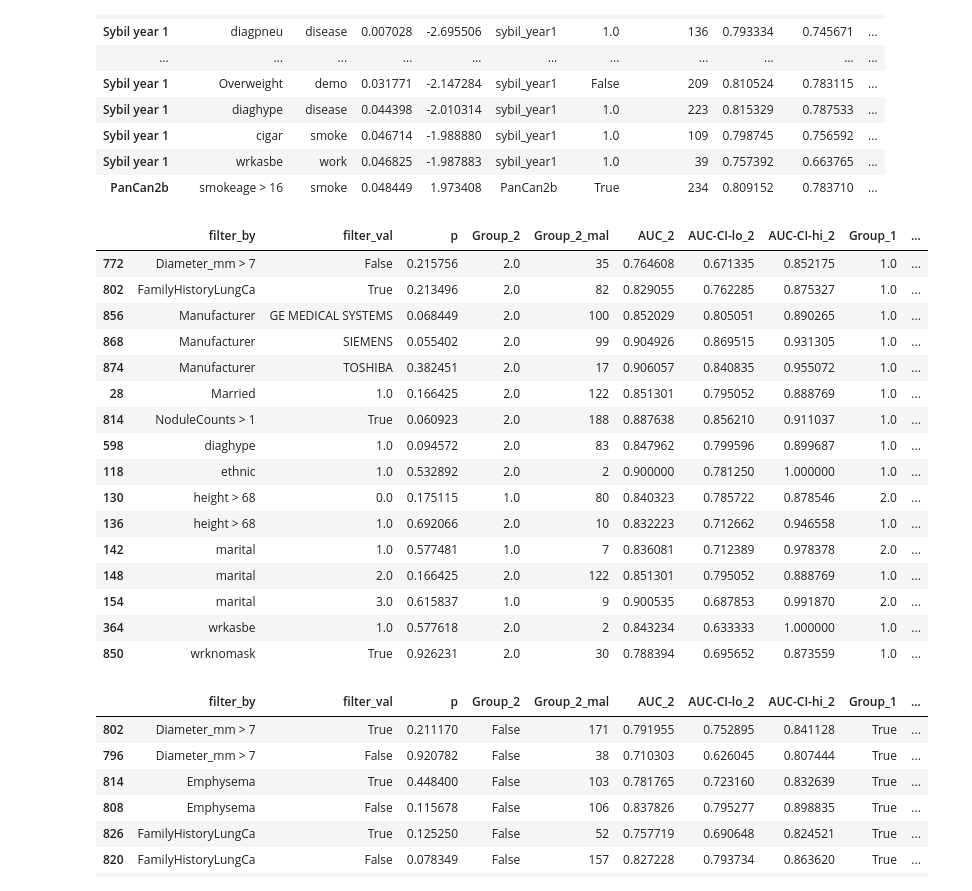
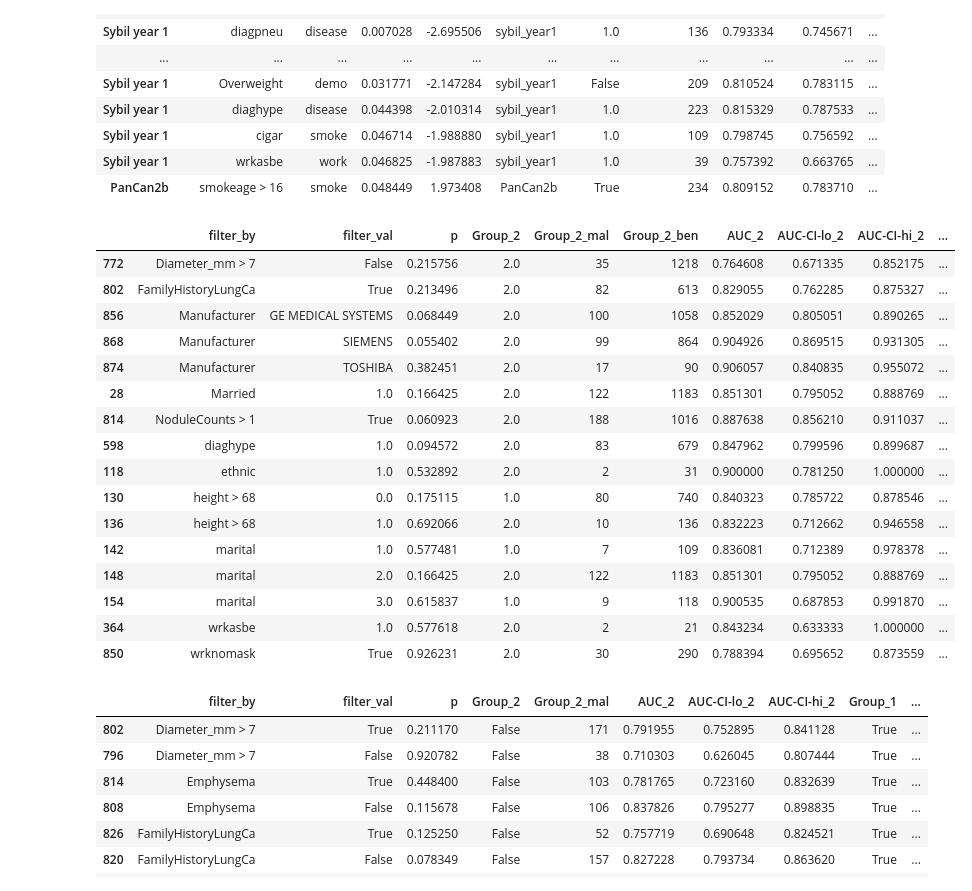
Before and after one commit to DIAGNijmegen/bodyct-lung-malignancy-fairness, a Jupyter notebook: save_all_results.ipynb, the cells around one changed output. Saved outputs shown, nothing was run; the diff lists cells and outputs as text; code cells hidden in the pictures.

```diff
--- a/save_all_results.ipynb
+++ b/save_all_results.ipynb
@@ -497,32 +497,32 @@ df[
 # %%
 sybil_worse_df = df[(df['p'] < 0.05) & (df['col'] == 'sybil_year1')]
 gender_df = pd.read_csv(f'{RESULTS_DIR}/auroc-gender-by-factors-nlst-5911.csv')
 gender_df[
     (gender_df['filter_by'].isin(list(sybil_worse_df['attribute']))) &
     (gender_df['p'] > 0.05) &
     (gender_df['col'] == 'sybil_year1')
 ].sort_values(by='filter_by', ascending=True)[['filter_by', 'filter_val', 'p',
-                                                       'Group_2', 'Group_2_mal', 'AUC_2', 'AUC-CI-lo_2', 'AUC-CI-hi_2',
-                                                       'Group_1', 'Group_1_mal', 'AUC_1', 'AUC-CI-lo_1', 'AUC-CI-hi_1',
+                                                       'Group_2', 'Group_2_mal', 'Group_2_ben', 'AUC_2', 'AUC-CI-lo_2', 'AUC-CI-hi_2',
+                                                       'Group_1', 'Group_1_mal', 'Group_1_ben', 'AUC_1', 'AUC-CI-lo_1', 'AUC-CI-hi_1',
                                                        ]]
 # %% [output]
-|  | filter_by | filter_val | p | Group_2 | Group_2_mal | AUC_2 | AUC-CI-lo_2 | AUC-CI-hi_2 | Group_1 | ... |
-| 772 | Diameter_mm > 7 | False | 0.215756 | 2.0 | 35 | 0.764608 | 0.671335 | 0.852175 | 1.0 | ... |
-| 802 | FamilyHistoryLungCa | True | 0.213496 | 2.0 | 82 | 0.829055 | 0.762285 | 0.875327 | 1.0 | ... |
-| 856 | Manufacturer | GE MEDICAL SYSTEMS | 0.068449 | 2.0 | 100 | 0.852029 | 0.805051 | 0.890265 | 1.0 | ... |
-| 868 | Manufacturer | SIEMENS | 0.055402 | 2.0 | 99 | 0.904926 | 0.869515 | 0.931305 | 1.0 | ... |
-| 874 | Manufacturer | TOSHIBA | 0.382451 | 2.0 | 17 | 0.906057 | 0.840835 | 0.955072 | 1.0 | ... |
-| 28 | Married | 1.0 | 0.166425 | 2.0 | 122 | 0.851301 | 0.795052 | 0.888769 | 1.0 | ... |
-| 814 | NoduleCounts > 1 | True | 0.060923 | 2.0 | 188 | 0.887638 | 0.856210 | 0.911037 | 1.0 | ... |
-| 598 | diaghype | 1.0 | 0.094572 | 2.0 | 83 | 0.847962 | 0.799596 | 0.899687 | 1.0 | ... |
-| 118 | ethnic | 1.0 | 0.532892 | 2.0 | 2 | 0.900000 | 0.781250 | 1.000000 | 1.0 | ... |
-| 130 | height > 68 | 0.0 | 0.175115 | 1.0 | 80 | 0.840323 | 0.785722 | 0.878546 | 2.0 | ... |
-| 136 | height > 68 | 1.0 | 0.692066 | 2.0 | 10 | 0.832223 | 0.712662 | 0.946558 | 1.0 | ... |
-| 142 | marital | 1.0 | 0.577481 | 1.0 | 7 | 0.836081 | 0.712389 | 0.978378 | 2.0 | ... |
-| 148 | marital | 2.0 | 0.166425 | 2.0 | 122 | 0.851301 | 0.795052 | 0.888769 | 1.0 | ... |
-| 154 | marital | 3.0 | 0.615837 | 1.0 | 9 | 0.900535 | 0.687853 | 0.991870 | 2.0 | ... |
-| 364 | wrkasbe | 1.0 | 0.577618 | 2.0 | 2 | 0.843234 | 0.633333 | 1.000000 | 1.0 | ... |
-| 850 | wrknomask | True | 0.926231 | 2.0 | 30 | 0.788394 | 0.695652 | 0.873559 | 1.0 | ... |
+|  | filter_by | filter_val | p | Group_2 | Group_2_mal | Group_2_ben | AUC_2 | AUC-CI-lo_2 | AUC-CI-hi_2 | ... |
+| 772 | Diameter_mm > 7 | False | 0.215756 | 2.0 | 35 | 1218 | 0.764608 | 0.671335 | 0.852175 | ... |
+| 802 | FamilyHistoryLungCa | True | 0.213496 | 2.0 | 82 | 613 | 0.829055 | 0.762285 | 0.875327 | ... |
+| 856 | Manufacturer | GE MEDICAL SYSTEMS | 0.068449 | 2.0 | 100 | 1058 | 0.852029 | 0.805051 | 0.890265 | ... |
+| 868 | Manufacturer | SIEMENS | 0.055402 | 2.0 | 99 | 864 | 0.904926 | 0.869515 | 0.931305 | ... |
+| 874 | Manufacturer | TOSHIBA | 0.382451 | 2.0 | 17 | 90 | 0.906057 | 0.840835 | 0.955072 | ... |
+| 28 | Married | 1.0 | 0.166425 | 2.0 | 122 | 1183 | 0.851301 | 0.795052 | 0.888769 | ... |
+| 814 | NoduleCounts > 1 | True | 0.060923 | 2.0 | 188 | 1016 | 0.887638 | 0.856210 | 0.911037 | ... |
+| 598 | diaghype | 1.0 | 0.094572 | 2.0 | 83 | 679 | 0.847962 | 0.799596 | 0.899687 | ... |
+| 118 | ethnic | 1.0 | 0.532892 | 2.0 | 2 | 31 | 0.900000 | 0.781250 | 1.000000 | ... |
+| 130 | height > 68 | 0.0 | 0.175115 | 1.0 | 80 | 740 | 0.840323 | 0.785722 | 0.878546 | ... |
+| 136 | height > 68 | 1.0 | 0.692066 | 2.0 | 10 | 136 | 0.832223 | 0.712662 | 0.946558 | ... |
+| 142 | marital | 1.0 | 0.577481 | 1.0 | 7 | 109 | 0.836081 | 0.712389 | 0.978378 | ... |
+| 148 | marital | 2.0 | 0.166425 | 2.0 | 122 | 1183 | 0.851301 | 0.795052 | 0.888769 | ... |
+| 154 | marital | 3.0 | 0.615837 | 1.0 | 9 | 118 | 0.900535 | 0.687853 | 0.991870 | ... |
+| 364 | wrkasbe | 1.0 | 0.577618 | 2.0 | 2 | 21 | 0.843234 | 0.633333 | 1.000000 | ... |
+| 850 | wrknomask | True | 0.926231 | 2.0 | 30 | 290 | 0.788394 | 0.695652 | 0.873559 | ... |
 # %%
 # nlst_preds, nlst_democols, MODELS = data.prep_nlst_preds(nlst_preds_nodule, nlst_democols_original, scanlevel=False, tijmen=False, sybil=False)
 # MODELS = {'Venkadesh': 'DL_cal', 'Sybil year 1': 'sybil_year1', 'PanCan2b': 'PanCan2b'}
```
Also changed, not shown: parts of 1 cell of this notebook, 1 other file.
